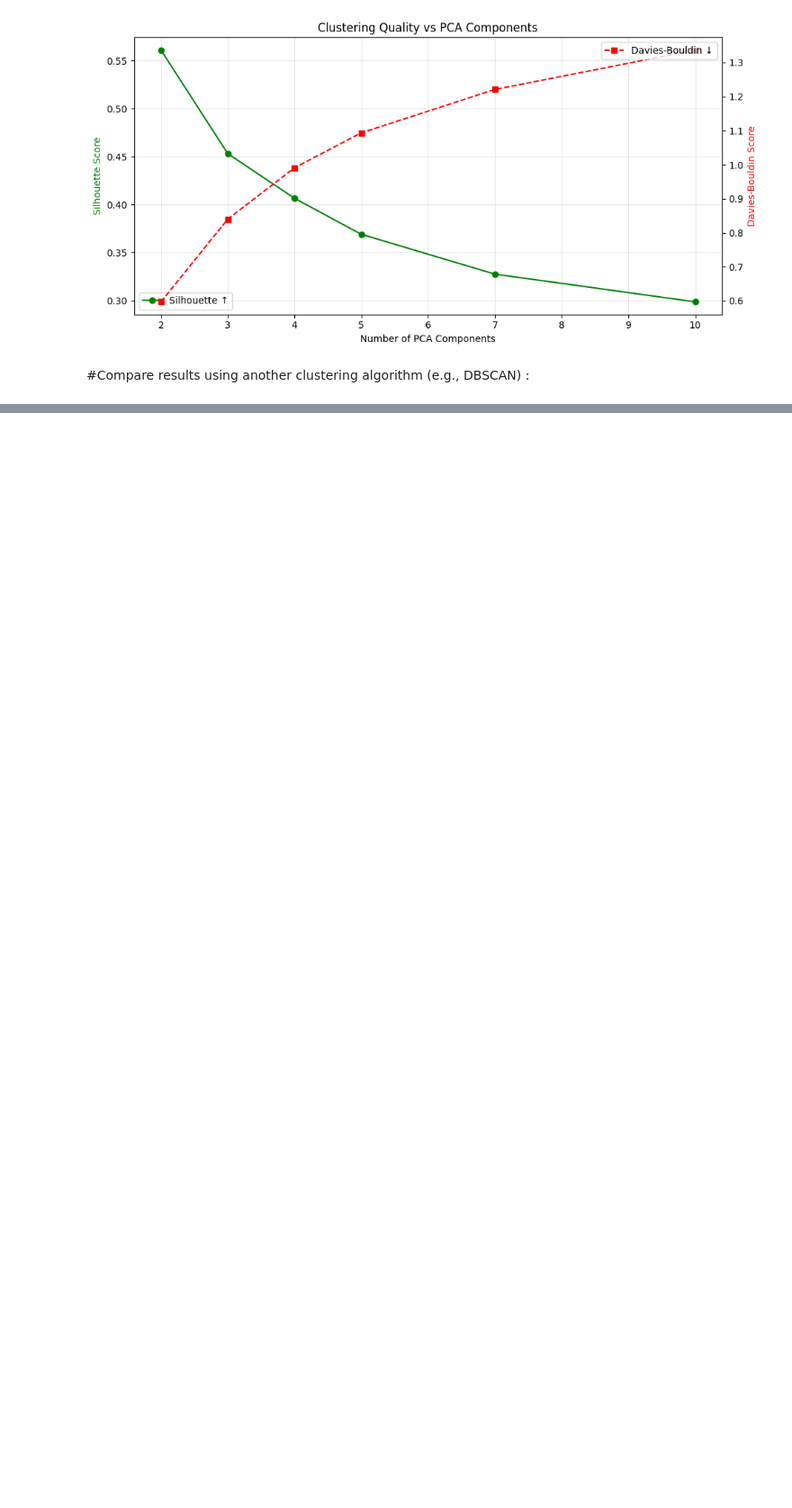
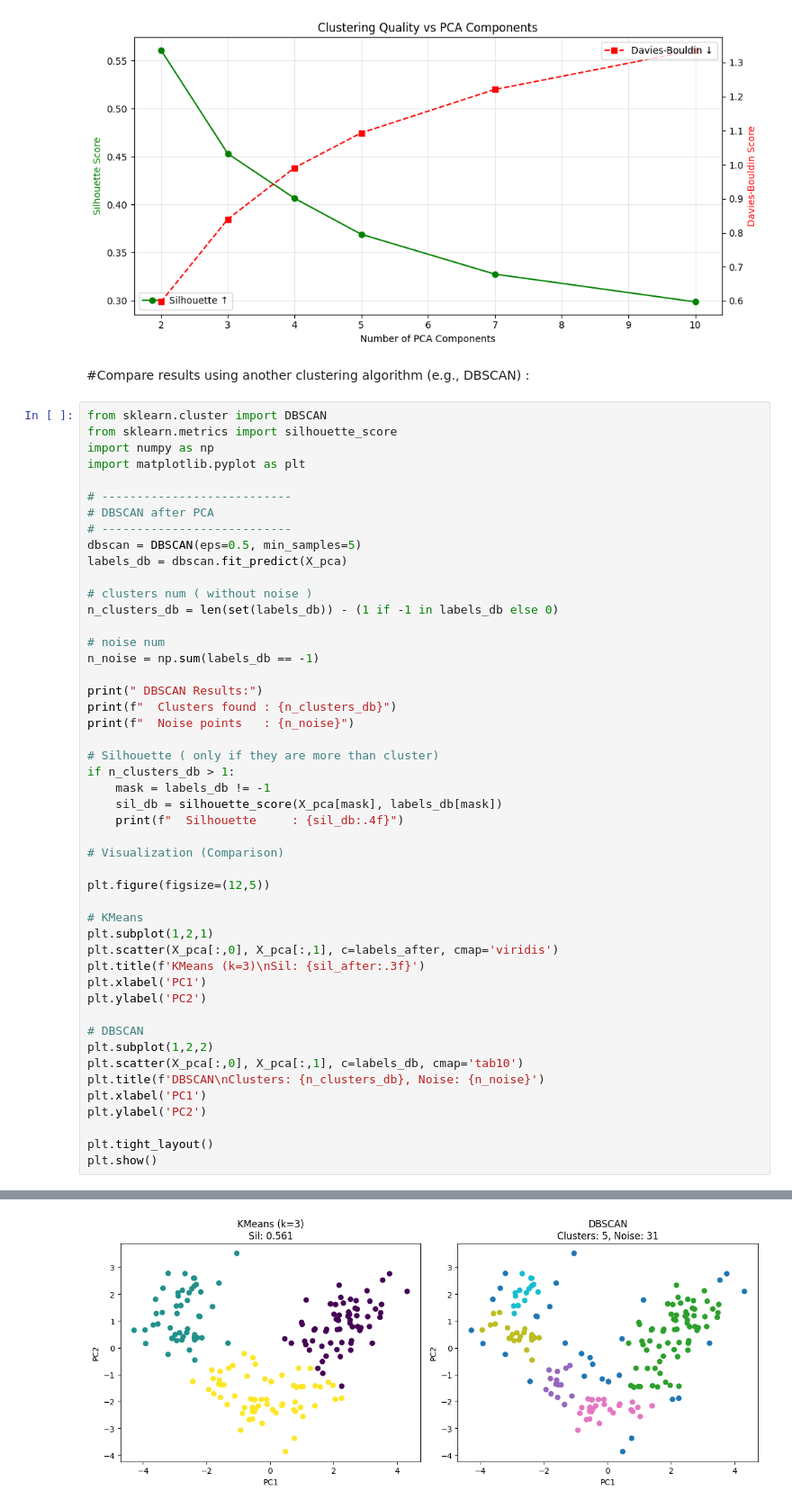
Before and after one commit to EngMohamed-op/Evaluating-Clustering-Before-and-After-PCA, a Jupyter notebook: Clustering_Before_and_After_PCA.ipynb, the cells around one changed output, grey strips where cells are left out. Shown at 90% size. Cells and saved outputs as stored; diff of their text form; blank space fills up the shorter version.

```diff
--- a/Clustering_Before_and_After_PCA.ipynb
+++ b/Clustering_Before_and_After_PCA.ipynb
@@ -260,3 +266,52 @@ plt.show()
 [figure]
 # %% [markdown]
 #Compare results using another clustering algorithm (e.g., DBSCAN) :
+# %%
+from sklearn.cluster import DBSCAN
+from sklearn.metrics import silhouette_score
+import numpy as np
+import matplotlib.pyplot as plt
+
+# ---------------------------
+# DBSCAN after PCA
+# ---------------------------
+dbscan = DBSCAN(eps=0.5, min_samples=5)
+labels_db = dbscan.fit_predict(X_pca)
+
+# clusters num ( without noise )
+n_clusters_db = len(set(labels_db)) - (1 if -1 in labels_db else 0)
+
+# noise num
+n_noise = np.sum(labels_db == -1)
+
+print(" DBSCAN Results:")
+print(f"  Clusters found : {n_clusters_db}")
+print(f"  Noise points   : {n_noise}")
+
+# Silhouette ( only if they are more than cluster)
+if n_clusters_db > 1:
+    mask = labels_db != -1
+    sil_db = silhouette_score(X_pca[mask], labels_db[mask])
+    print(f"  Silhouette     : {sil_db:.4f}")
+
+# Visualization (Comparison)
+
+plt.figure(figsize=(12,5))
+
+# KMeans
+plt.subplot(1,2,1)
+plt.scatter(X_pca[:,0], X_pca[:,1], c=labels_after, cmap='viridis')
+plt.title(f'KMeans (k=3)\nSil: {sil_after:.3f}')
+plt.xlabel('PC1')
+plt.ylabel('PC2')
+
+# DBSCAN
+plt.subplot(1,2,2)
+plt.scatter(X_pca[:,0], X_pca[:,1], c=labels_db, cmap='tab10')
+plt.title(f'DBSCAN\nClusters: {n_clusters_db}, Noise: {n_noise}')
+plt.xlabel('PC1')
+plt.ylabel('PC2')
+
+plt.tight_layout()
+plt.show()
+# %% [output]
@@ -262,0 +322 @@ plt.show()
+[figure, added]
```
Also changed, not shown: parts of 5 cells of this notebook.
